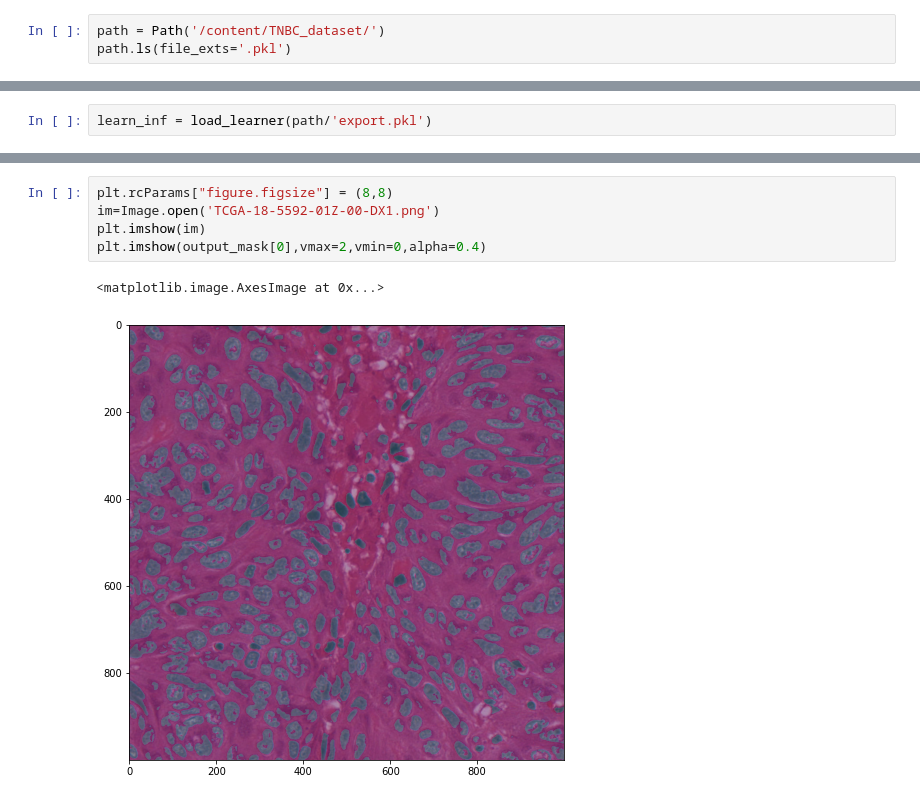
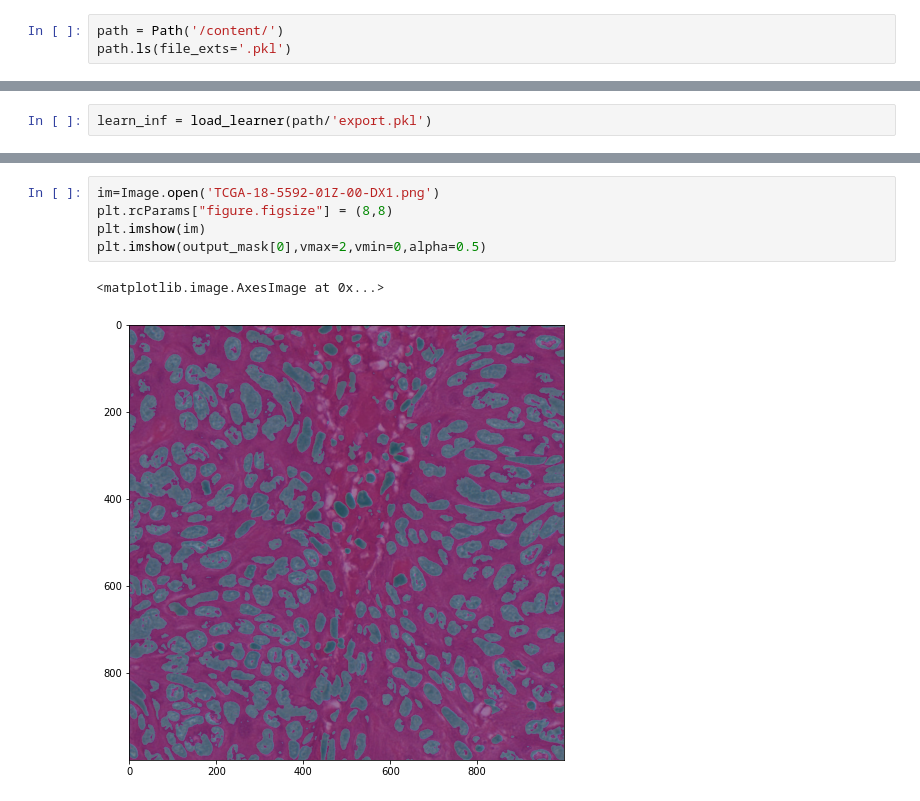
Before and after one commit to sheikmohdimran/Experiments_2020, a Jupyter notebook: Vision/FastAI2_Segmentation.ipynb, the cells around one changed output, grey strips where cells are left out. Saved outputs shown, nothing was run; the diff lists cells and outputs as text.

```diff
--- a/Vision/FastAI2_Segmentation.ipynb
+++ b/Vision/FastAI2_Segmentation.ipynb
@@ -95,6 +73,6 @@ learn.show_results(max_n=12, figsize=(8,8))
 # %%
 learn.export()
 # %%
-path = Path('/content/TNBC_dataset/')
+path = Path('/content/')
 path.ls(file_exts='.pkl')
 # %% [output]
@@ -120,8 +91,8 @@ array([0, 1])
 # %%
+im=Image.open('TCGA-18-5592-01Z-00-DX1.png')
 plt.rcParams["figure.figsize"] = (8,8)
-im=Image.open('TCGA-18-5592-01Z-00-DX1.png')
 plt.imshow(im)
-plt.imshow(output_mask[0],vmax=2,vmin=0,alpha=0.4)
+plt.imshow(output_mask[0],vmax=2,vmin=0,alpha=0.5)
 # %% [output]
 <matplotlib.image.AxesImage at 0x...>
-[figure, old version]
+[figure, new version]
```
Also changed, not shown: parts of 21 cells of this notebook.
